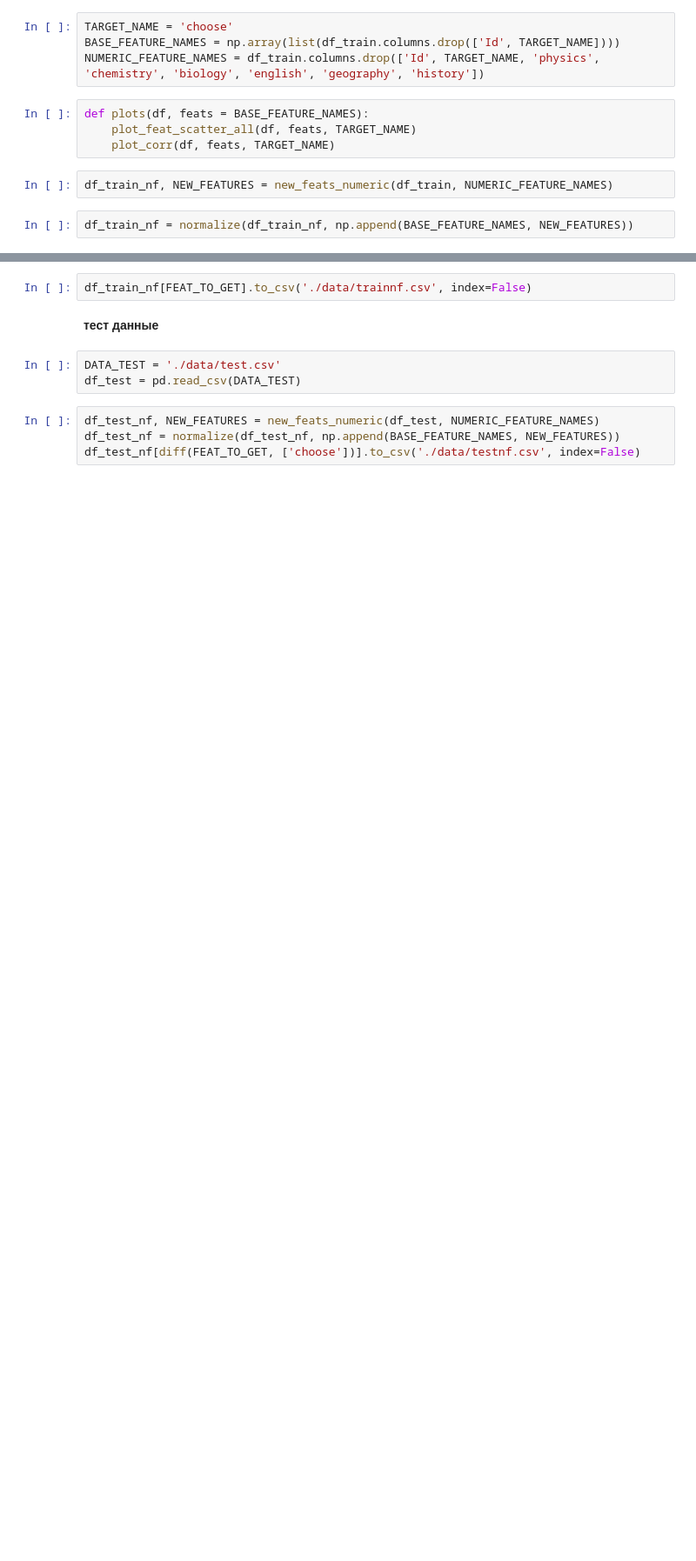
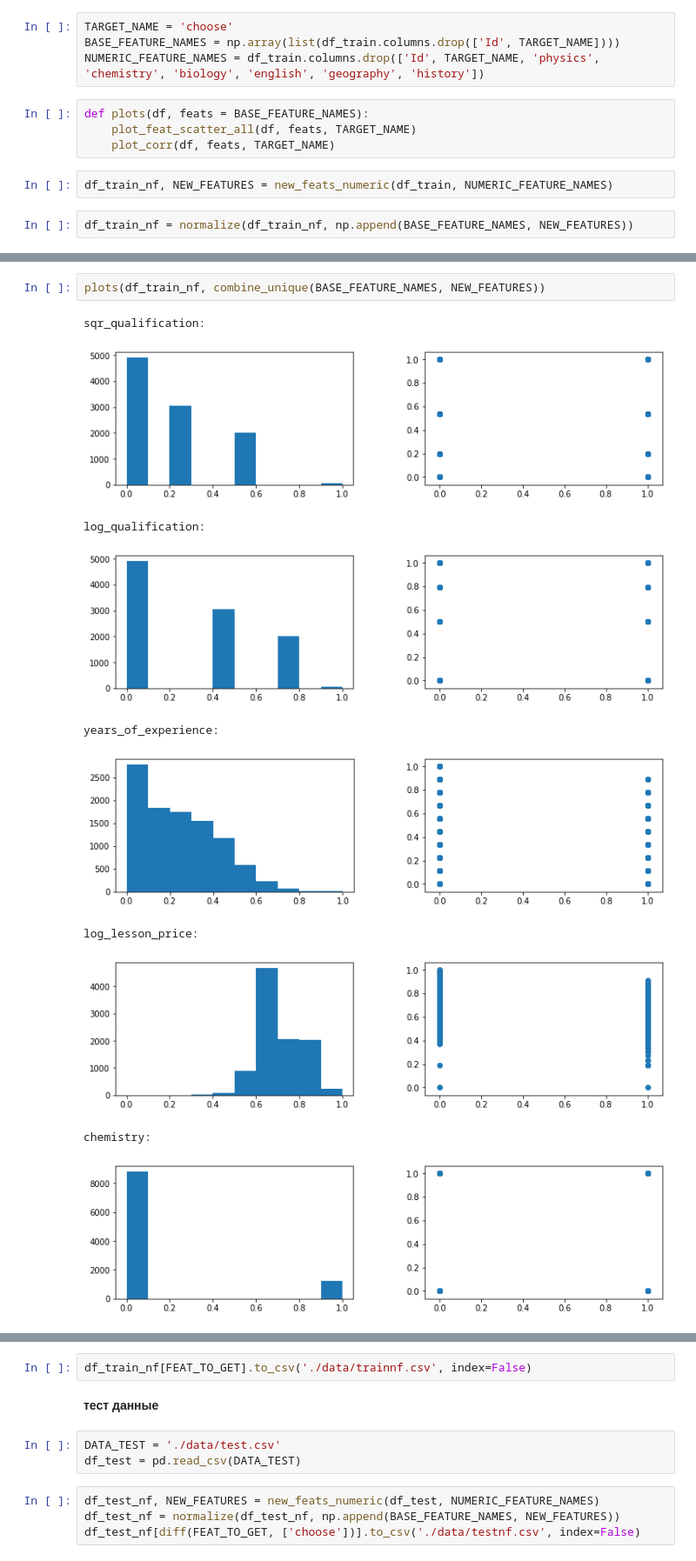
Before and after one commit to fogugy/gb_algo_coursework, a Jupyter notebook: Yuri_Zinovev.solution.ipynb, the cells around one changed output, grey strips where cells are left out. Shown: that part at 87% size. Cells and saved outputs as stored; diff of their text form; blank space fills up the shorter version.

```diff
--- a/Yuri_Zinovev.solution.ipynb
+++ b/Yuri_Zinovev.solution.ipynb
@@ -42,0 +55,13 @@ plots(df_train_nf, combine_unique(BASE_FEATURE_NAMES, NEW_FEATURES))
+# %%
+plots(df_train_nf, combine_unique(BASE_FEATURE_NAMES, NEW_FEATURES))
+# %% [output]
+sqr_qualification:
+[figure, added]
+log_qualification:
+[figure, added]
+years_of_experience:
+[figure, added]
+log_lesson_price:
+[figure, added]
+chemistry:
+[figure, added]
```
Also changed, not shown: parts of 5 cells of this notebook, 7 other files.
